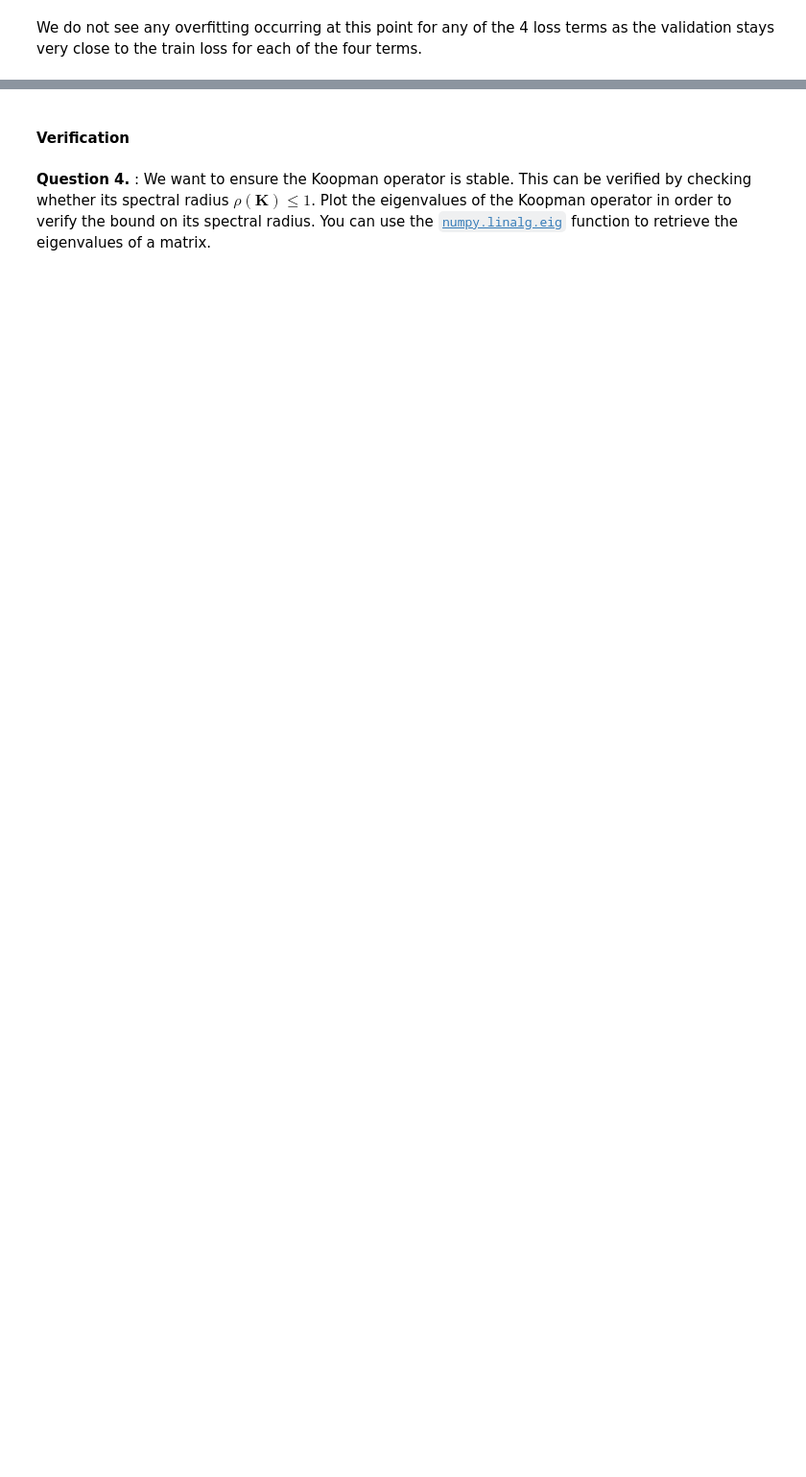
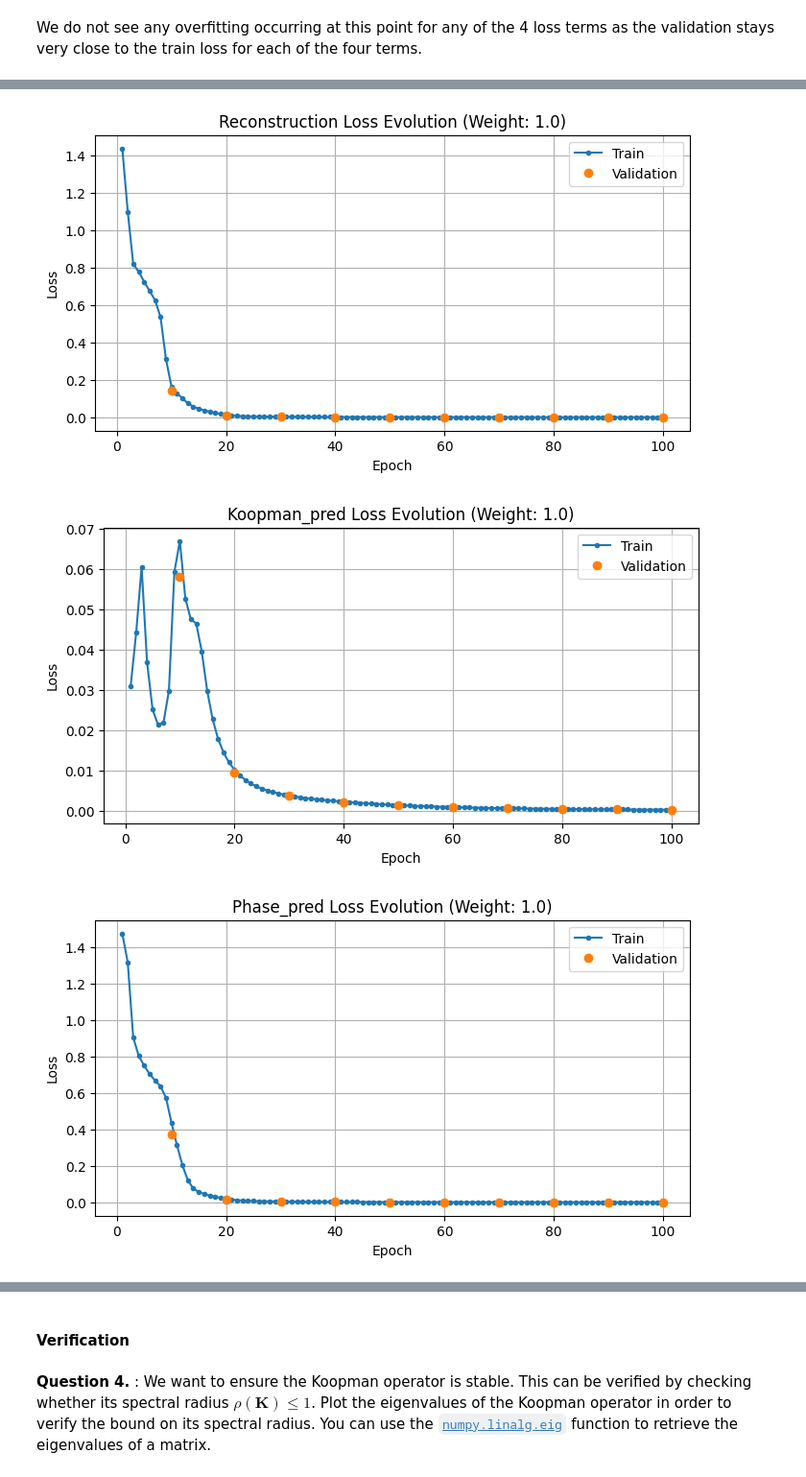
Before and after one commit to HalvardBariller/practical-deep-learning, a Jupyter notebook: 4_DynamicalSystems/TP5_dynamics.ipynb, the cells around one changed output, grey strips where cells are left out. Shown at 96% size. Saved outputs shown, nothing was run; the diff lists cells and outputs as text; code cells hidden in the pictures; blank space fills up the shorter version.

```diff
--- a/4_DynamicalSystems/TP5_dynamics.ipynb
+++ b/4_DynamicalSystems/TP5_dynamics.ipynb
@@ -555,9 +557,6 @@ We do not see any overfitting occurring at this point for any of the 4 loss term
 # %%
-"""weight_reconstruction = 1.0
-weight_koopman_pred = 1.0
-weight_phase_pred = 1.0
-weight_kl_divergence = 0.01
-n_epoch = 300
+weight_kl_divergence = 0.0
+n_epoch = 100
 
 autoencoder = Autoencoder(feature_dim, hidden_layer, output_dim).to(device)
 koopman_operator = KoopmanOperator(output_dim).to(device)
@@ -565,4 +564,5 @@ optimiser_autoencoder = torch.optim.Adam(autoencoder.parameters(),
                                          lr=learning_rate_autoencoder)
 optimiser_koopman = torch.optim.Adam(koopman_operator.parameters(),
                                      lr=learning_rate_koopman)
-train_and_evaluate()"""
+train_and_evaluate(weight_kl_divergence=weight_kl_divergence)
+# %% [output]
@@ -568,0 +580,3 @@ train_and_evaluate()"""
+[figure, added]
+[figure, added]
+[figure, added]
```
Also changed, not shown: parts of 31 cells of this notebook.
